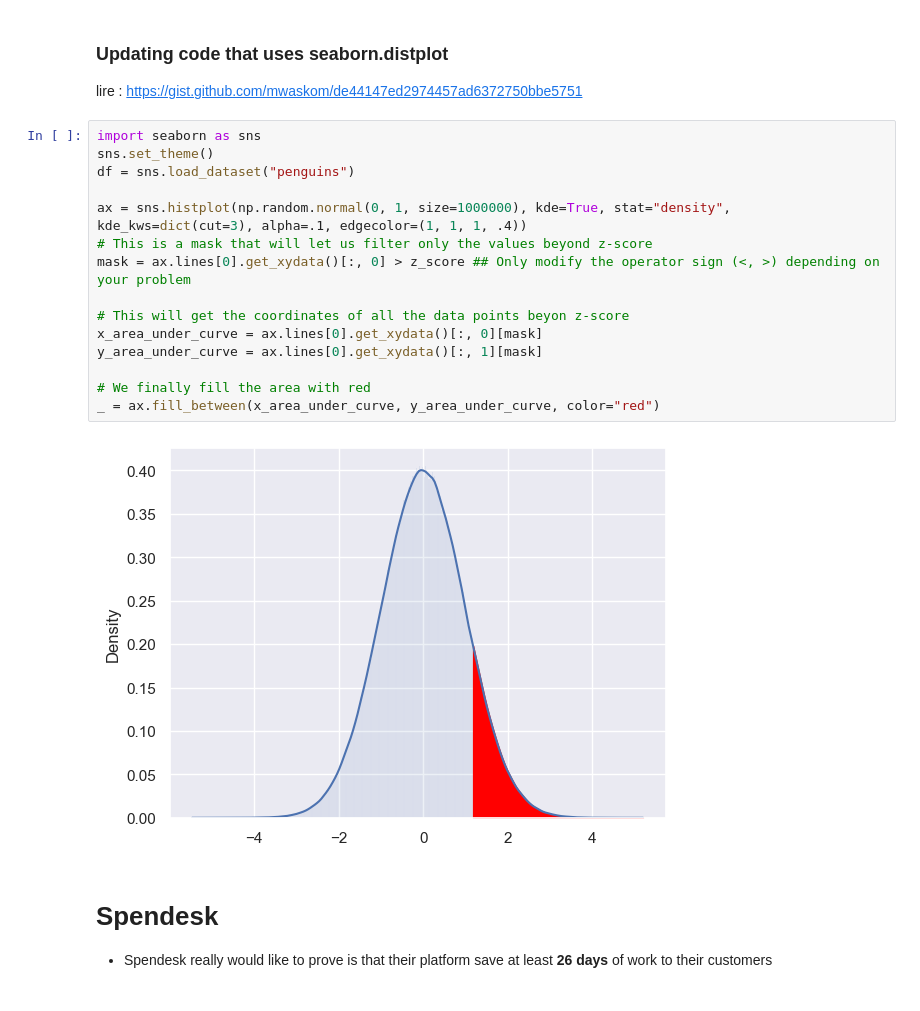
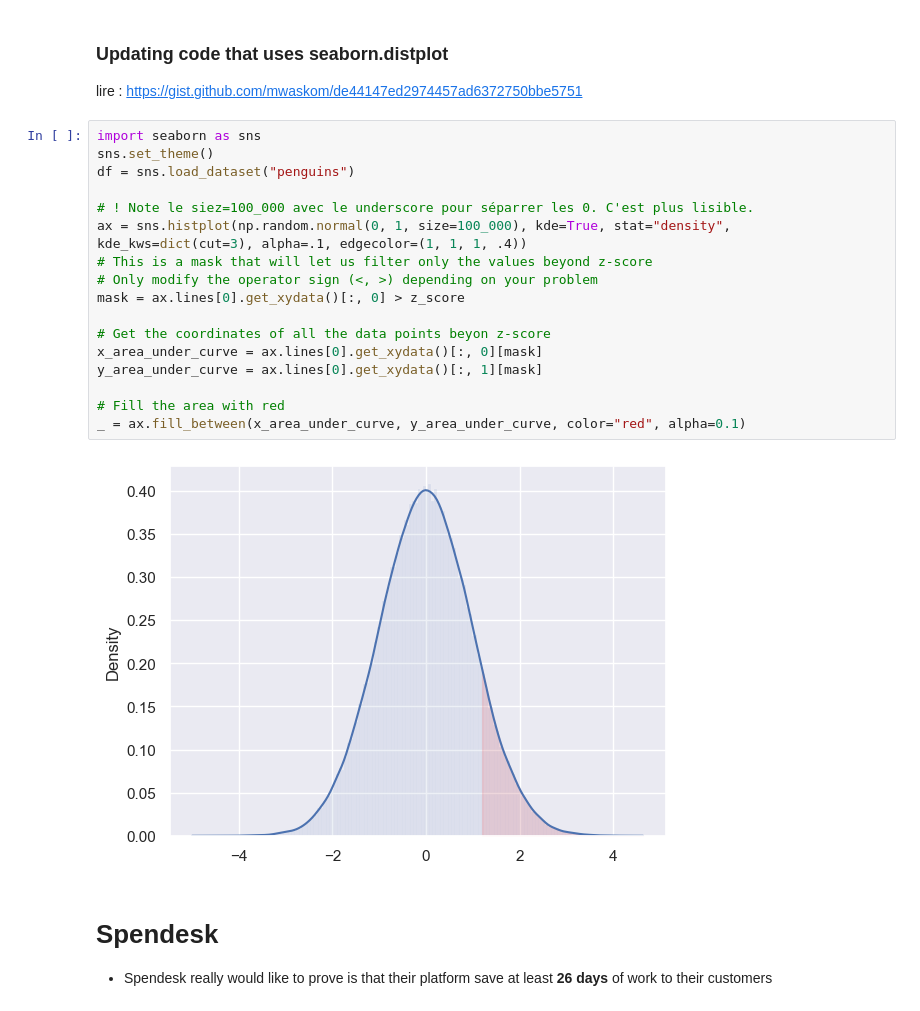
Before and after one commit to 40tude/Data_Essentials_Stage_Oct_2023, a Jupyter notebook: 02-Python-J2/stage_mes_solutions/Python_Jour_2_02_ApresMidi.ipynb, the cells around one changed output. Saved outputs shown, nothing was run; the diff lists cells and outputs as text.

```diff
--- a/02-Python-J2/stage_mes_solutions/Python_Jour_2_02_ApresMidi.ipynb
+++ b/02-Python-J2/stage_mes_solutions/Python_Jour_2_02_ApresMidi.ipynb
@@ -576,20 +577,22 @@ lire : https://gist.github.com/mwaskom/de44147ed2974457ad6372750bbe5751
 # %%
 import seaborn as sns
 sns.set_theme()
 df = sns.load_dataset("penguins")
 
-ax = sns.histplot(np.random.normal(0, 1, size=1000000), kde=True, stat="density", kde_kws=dict(cut=3), alpha=.1, edgecolor=(1, 1, 1, .4))
+# ! Note le siez=100_000 avec le underscore pour séparrer les 0. C'est plus lisible.
+ax = sns.histplot(np.random.normal(0, 1, size=100_000), kde=True, stat="density", kde_kws=dict(cut=3), alpha=.1, edgecolor=(1, 1, 1, .4))
 # This is a mask that will let us filter only the values beyond z-score
-mask = ax.lines[0].get_xydata()[:, 0] > z_score ## Only modify the operator sign (<, >) depending on your problem
+# Only modify the operator sign (<, >) depending on your problem
+mask = ax.lines[0].get_xydata()[:, 0] > z_score
 
-# This will get the coordinates of all the data points beyon z-score
+# Get the coordinates of all the data points beyon z-score
 x_area_under_curve = ax.lines[0].get_xydata()[:, 0][mask]
 y_area_under_curve = ax.lines[0].get_xydata()[:, 1][mask]
 
-# We finally fill the area with red
-_ = ax.fill_between(x_area_under_curve, y_area_under_curve, color="red")
+# Fill the area with red
+_ = ax.fill_between(x_area_under_curve, y_area_under_curve, color="red", alpha=0.1)
 # %% [output]
-[figure, old version]
+[figure, new version]
 # %% [markdown]
 # Spendesk
 * Spendesk really would like to prove is that their platform save at least **26 days** of work to their customers
```
Also changed, not shown: parts of 13 cells of this notebook.
